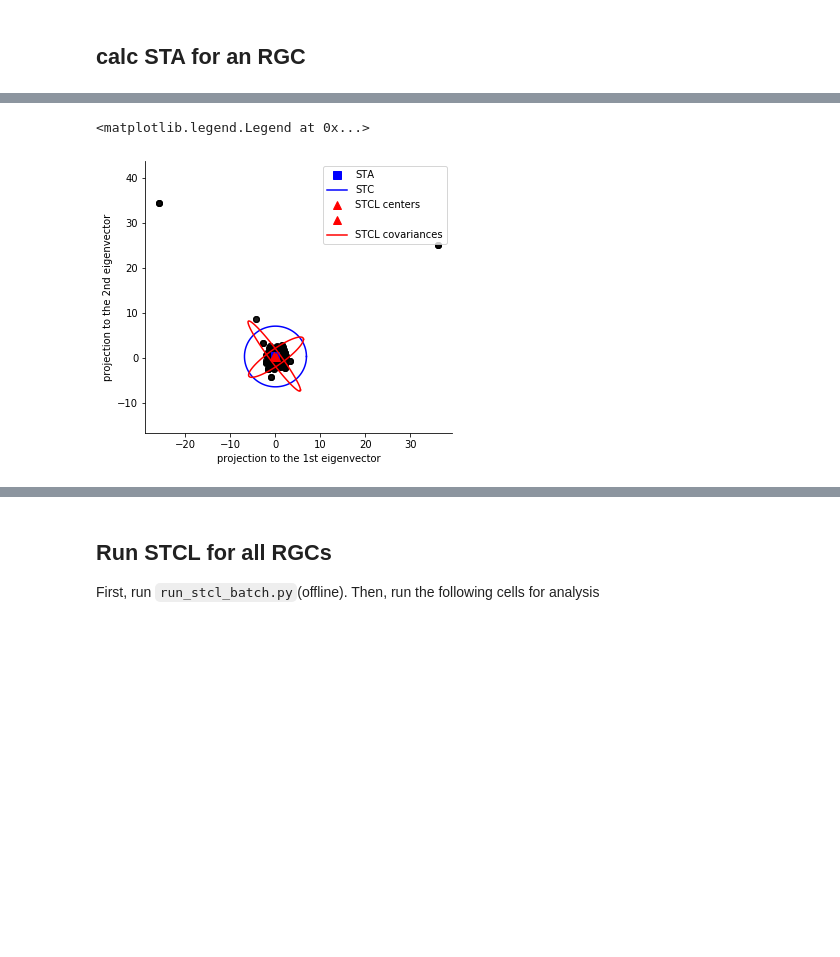
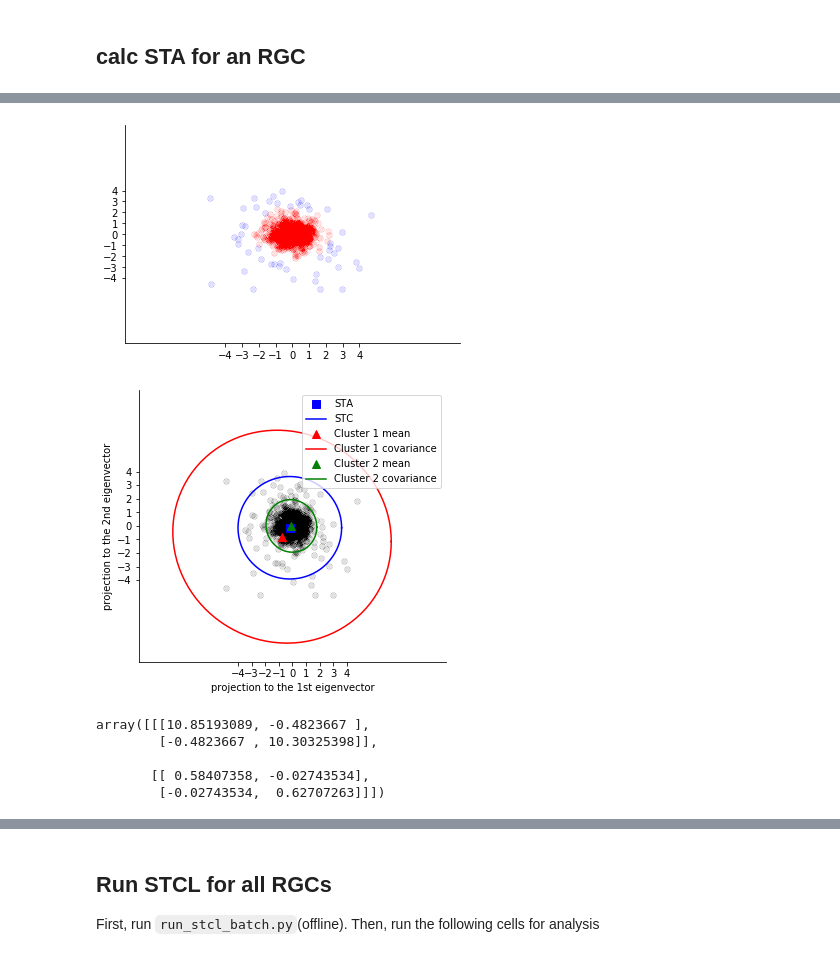
Before and after one commit to ys7yoo/retina_info, a Jupyter notebook: run_stcl.ipynb, the cells around one changed output, grey strips where cells are left out. Saved outputs shown, nothing was run; the diff lists cells and outputs as text; code cells hidden in the pictures; blank space fills up the shorter version.

```diff
--- a/run_stcl.ipynb
+++ b/run_stcl.ipynb
@@ -249,65 +254,18 @@ PSNR = 7.25
 <Figure size 432x288 with 0 Axes>
 [figure]
-# %%
-# code from analyze_cluster.ipynb
-
-
-
-# project centers
-sta_projected = stc.project(sta.ravel(), eig_vectors)
-# group_center0_projected = stc.project(group_centers[0], eig_vectors)
-# group_center1_projected = stc.project(group_centers[1], eig_vectors)
-
-# plt.figure(figsize=(8, 8))
-plt.figure(figsize=(5.5,5))
-
-plt.scatter(projected[:,0], projected[:,1], alpha=0.1, c='k')
-
-plt.plot(sta_projected[0], sta_projected[1], 'sb', markersize=8)
-
-# calc cov mat for plotting ellipse
-covariance_mat = stc.calc_covariance_matrix(projected[:,:2], weights=weights, centered=True)
-pysta.plot_ellipse(sta_projected[:2], covariance_mat, 'b-')
-
-center0 = cl.means_[0]
-plt.plot(center0[0], center0[1], '^r', markersize=8)
-center1 = cl.means_[1]
-plt.plot(center1[0], center1[1], '^r', markersize=8)
-
-# plt.plot(group_center0_projected[0], group_center0_projected[1], '^r')
-# plt.plot(group_center1_projected[0], group_center1_projected[1], '^r')
-
-pysta.plot_ellipse(cl.means_[0], cl.covariances_[0], 'r-')
-pysta.plot_ellipse(cl.means_[1], cl.covariances_[1], 'r-')
-
-# remove top & right box
-# https://stackoverflow.com/a/28720127
-ax=plt.gca()
-ax.spines['top'].set_visible(False)
-ax.spines['right'].set_visible(False)
-
-
-
-
-
-plt.axis('equal')
-# plt.xticks([-4, -3, -2, -1, 0, 1, 2, 3, 4])
-# plt.yticks([-4, -3, -2, -1, 0, 1, 2, 3, 4])
-
-
-# plt.xlim(-4.5, 4.5)
-# plt.ylim(-4.5, 4.5)
-
-
-# plt.savefig(os.path.join('figure', dataset + "_" + channel_name + "_projection_no_legend.pdf"))
-# plt.savefig(os.path.join('figure', dataset + "_" + channel_name + "_projection_no_legend.png"))
-
-plt.xlabel("projection to the 1st eigenvector")
-plt.ylabel("projection to the 2nd eigenvector")
-plt.legend(["STA", "STC", "STCL centers", None, "STCL covariances"]) #, loc="upper left")
-
-# plt.savefig(os.path.join('figure', dataset + "_" + channel_name + "_projection.pdf"))
-# plt.savefig(os.path.join('figure', dataset + "_" + channel_name + "_projection.png"))
-# %% [output]
-<matplotlib.legend.Legend at 0x...>
-[figure, removed]
+# %%
+stcl.plot_projection_with_label(projected, pred, 0.003, (-10,10))
+# %% [output]
+[figure, added]
+# %%
+stcl.plot_projection(projected, weights, cl, 0.005, [-10, 10])
+# %% [output]
+[figure, added]
+# %%
+cl.covariances_
+# %% [output]
+array([[[10.85193089, -0.4823667 ],
+        [-0.4823667 , 10.30325398]],
+
+       [[ 0.58407358, -0.02743534],
+        [-0.02743534,  0.62707263]]])
```
Also changed, not shown: parts of 33 cells of this notebook.
